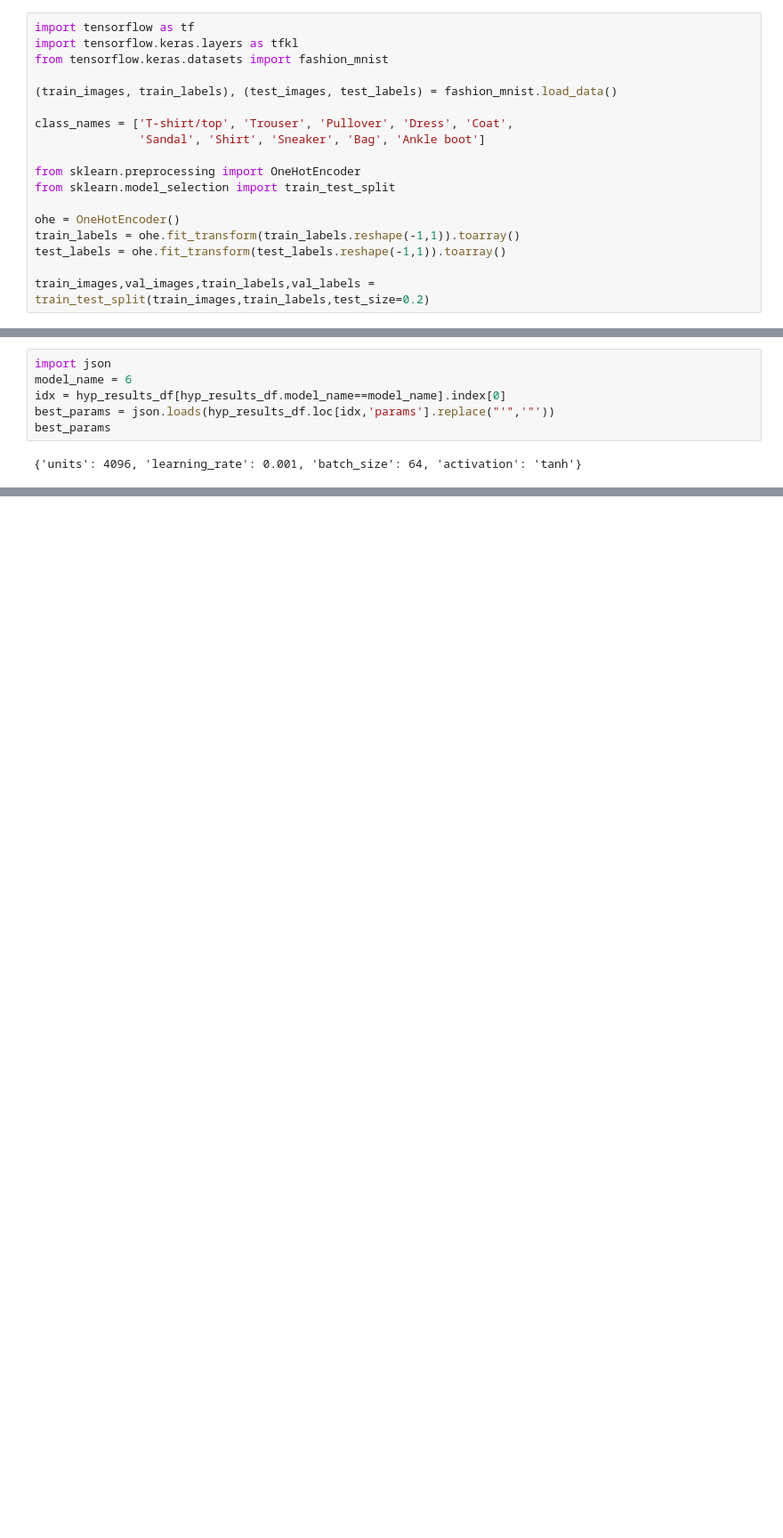
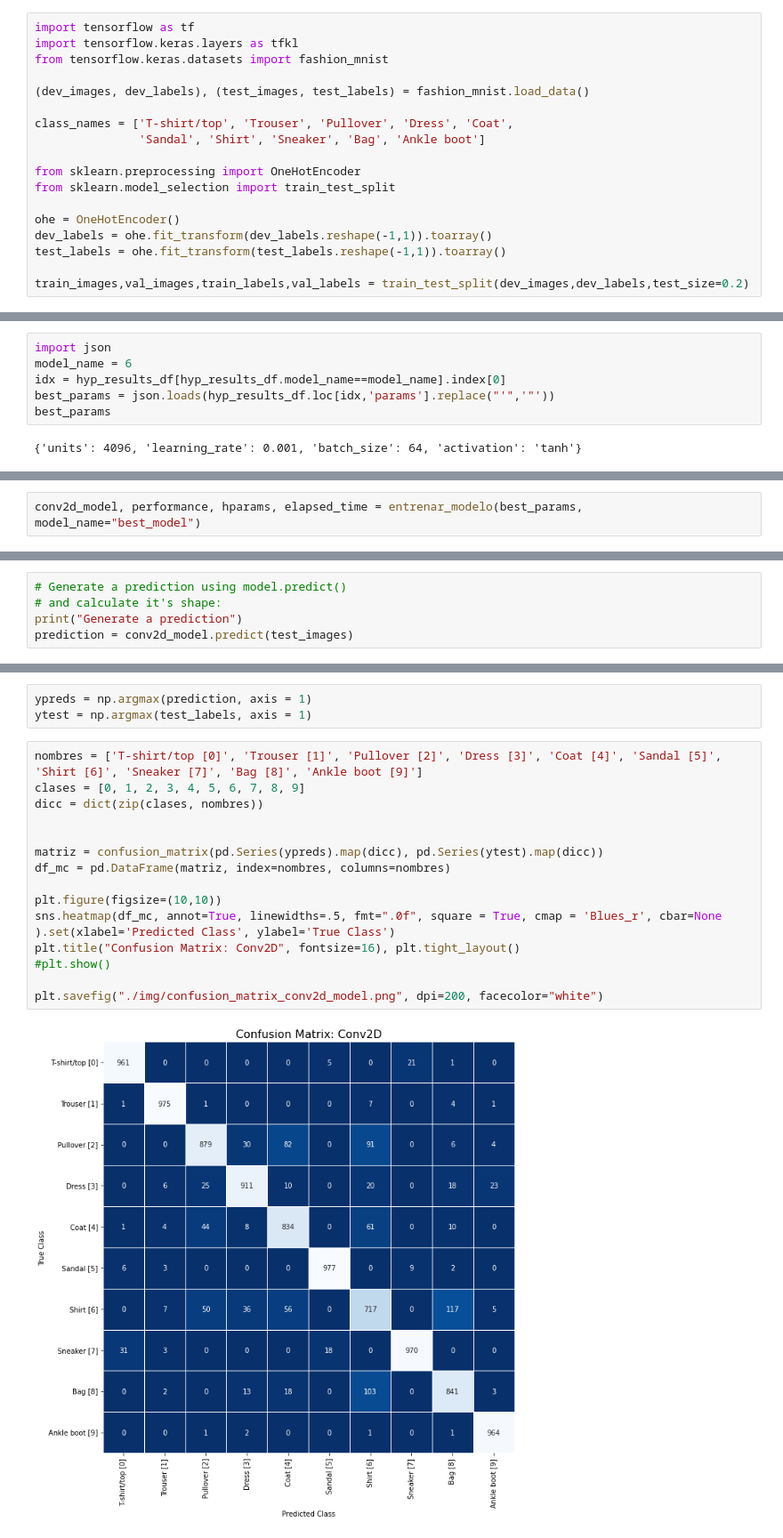
Before and after one commit to mcnanton/tp2AA, a Jupyter notebook: TP2AA.ipynb, the cells around one changed output, grey strips where cells are left out. Shown at 89% size. Saved outputs shown, nothing was run; the diff lists cells and outputs as text; blank space fills up the shorter version.

```diff
--- a/TP2AA.ipynb
+++ b/TP2AA.ipynb
@@ -1266,7 +1277,7 @@ import tensorflow as tf
 import tensorflow.keras.layers as tfkl
 from tensorflow.keras.datasets import fashion_mnist
 
-(train_images, train_labels), (test_images, test_labels) = fashion_mnist.load_data()
+(dev_images, dev_labels), (test_images, test_labels) = fashion_mnist.load_data()
 
 class_names = ['T-shirt/top', 'Trouser', 'Pullover', 'Dress', 'Coat',
                'Sandal', 'Shirt', 'Sneaker', 'Bag', 'Ankle boot']
@@ -1275,7 +1286,7 @@ from sklearn.preprocessing import OneHotEncoder
 from sklearn.model_selection import train_test_split
 
 ohe = OneHotEncoder()
-train_labels = ohe.fit_transform(train_labels.reshape(-1,1)).toarray()
+dev_labels = ohe.fit_transform(dev_labels.reshape(-1,1)).toarray()
 test_labels = ohe.fit_transform(test_labels.reshape(-1,1)).toarray()
 
-train_images,val_images,train_labels,val_labels = train_test_split(train_images,train_labels,test_size=0.2)
+train_images,val_images,train_labels,val_labels = train_test_split(dev_images,dev_labels,test_size=0.2)
@@ -1435,0 +1414,2 @@ To enable them in other operations, rebuild TensorFlow with the appropriate comp
+# %%
+conv2d_model, performance, hparams, elapsed_time = entrenar_modelo(best_params, model_name="best_model")
@@ -1435,0 +1444,5 @@ To enable them in other operations, rebuild TensorFlow with the appropriate comp
+# %%
+# Generate a prediction using model.predict()
+# and calculate it's shape:
+print("Generate a prediction")
+prediction = conv2d_model.predict(test_images)
@@ -1435,0 +1468,20 @@ To enable them in other operations, rebuild TensorFlow with the appropriate comp
+# %%
+ypreds = np.argmax(prediction, axis = 1)
+ytest = np.argmax(test_labels, axis = 1)
+# %%
+nombres = ['T-shirt/top [0]', 'Trouser [1]', 'Pullover [2]', 'Dress [3]', 'Coat [4]', 'Sandal [5]', 'Shirt [6]', 'Sneaker [7]', 'Bag [8]', 'Ankle boot [9]']
+clases = [0, 1, 2, 3, 4, 5, 6, 7, 8, 9]
+dicc = dict(zip(clases, nombres))
+
+
+matriz = confusion_matrix(pd.Series(ypreds).map(dicc), pd.Series(ytest).map(dicc))
+df_mc = pd.DataFrame(matriz, index=nombres, columns=nombres)
+
+plt.figure(figsize=(10,10))
+sns.heatmap(df_mc, annot=True, linewidths=.5, fmt=".0f", square = True, cmap = 'Blues_r', cbar=None ).set(xlabel='Predicted Class', ylabel='True Class')
+plt.title("Confusion Matrix: Conv2D", fontsize=16), plt.tight_layout()
+#plt.show()
+
+plt.savefig("./img/confusion_matrix_conv2d_model.png", dpi=200, facecolor="white")
+# %% [output]
+[figure, added]
```
Also changed, not shown: parts of 27 cells of this notebook, 1 other file.
